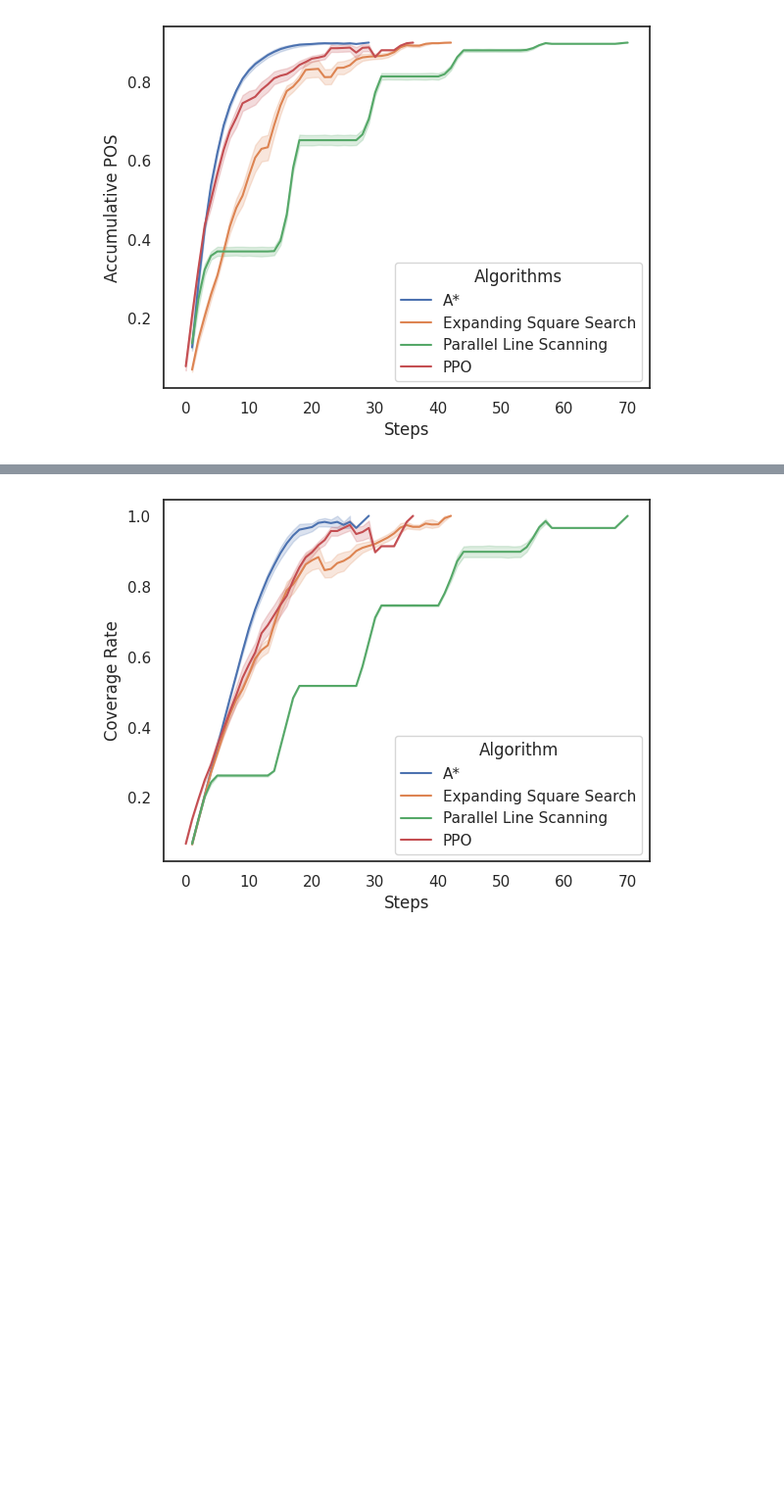
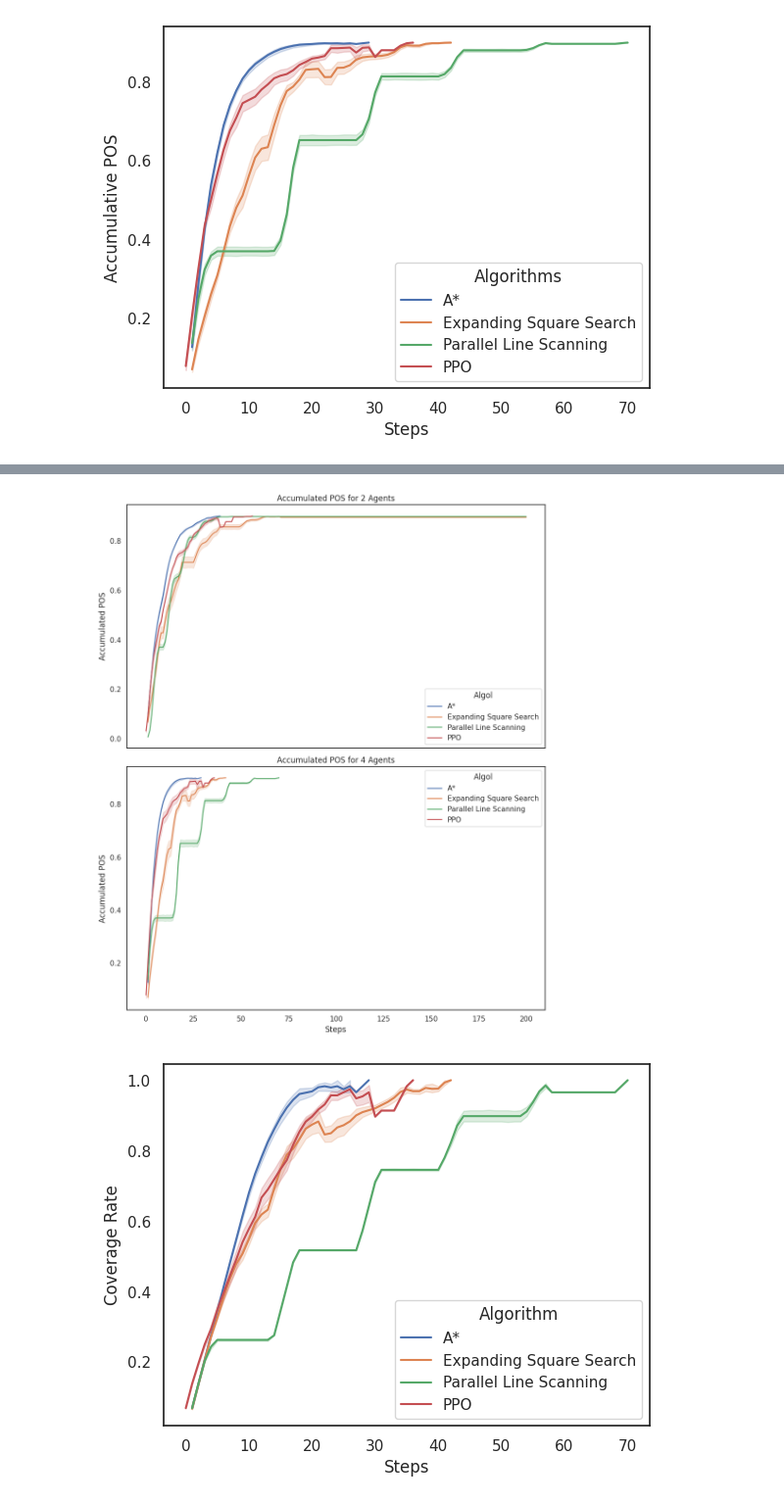
Before and after one commit to pfeinsper/drone-swarm-search-algorithms, a Jupyter notebook: analise_resultados.ipynb, the cells around one changed output, grey strips where cells are left out. Shown at 98% size. Cells and saved outputs as stored; diff of their text form; code cells hidden in the pictures; blank space fills up the shorter version.

```diff
--- a/analise_resultados.ipynb
+++ b/analise_resultados.ipynb
@@ -303,3 +329,21 @@ plt.show()
+# %%
+fig, axes = plt.subplots(2, 1, figsize=(10, 12), sharex=True)
+
+# Plot for 2 agents
+sns.lineplot(data=combined_df, x='step', y='accumulated_pos', hue='Algol', ax=axes[0])
+axes[0].set_title('Accumulated POS for 2 Agents')
+axes[0].set_ylabel('Accumulated POS')
+
+# Plot for 4 agents
+sns.lineplot(data=combined_df4, x='step', y='accumulated_pos', hue='Algol', ax=axes[1])
+axes[1].set_title('Accumulated POS for 4 Agents')
+axes[1].set_xlabel('Steps')
+axes[1].set_ylabel('Accumulated POS')
+
+plt.tight_layout()
+plt.show()
+# %% [output]
+[figure, added]
 # %%
 lineplot(data=combined_df4, x='step', y='coverage_rate', hue='Algol')
 #plt.title('The Coverage Rate for an environment with 4 agents')
```
Also changed, not shown: parts of 3 cells of this notebook.
